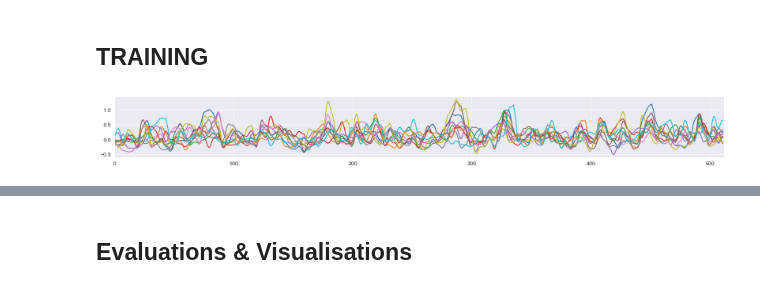
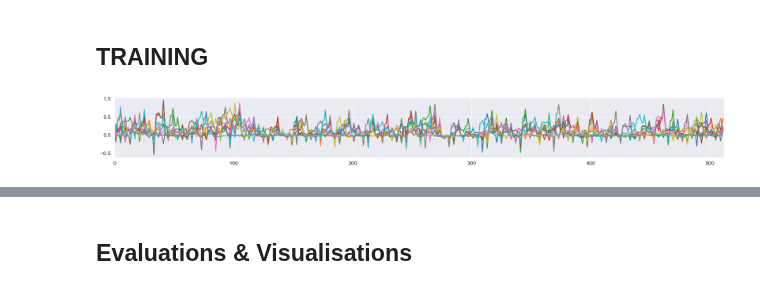
Before and after one commit to Yeganehfrh/EEGModalNet, a Jupyter notebook: notebooks/Debug.ipynb, the cells around one changed output, grey strips where cells are left out. Cells and saved outputs as stored; diff of their text form; code cells hidden in the pictures.

```diff
--- a/notebooks/Debug.ipynb
+++ b/notebooks/Debug.ipynb
@@ -232,9 +232,9 @@ else:
 # %%
 # 2. MODEL and Plot generated data by the model before training
 latent_dim = 64
-wgan_gp = WGAN_GP(time_dim=time_dim, feature_dim=1, latent_dim=latent_dim, n_subjects=n_subject, use_sublayers=False)
+wgan_gp = WGAN_GP(time_dim=time_dim, feature_dim=1, latent_dim=latent_dim, n_subjects=n_subject, use_sublayers=True)
 x_gen = wgan_gp.generator(keras.random.normal((len(x), latent_dim), mean=x.mean(), stddev=x.std())).cpu().detach()
 plot_overlap(x_gen, n_seg=10, start_from=20)
 # wgan_gp.generator.summary()
 # %% [output]
-[figure, old version]
+[figure, new version]
```
Also changed, not shown: parts of 12 cells of this notebook, 4 other files.
